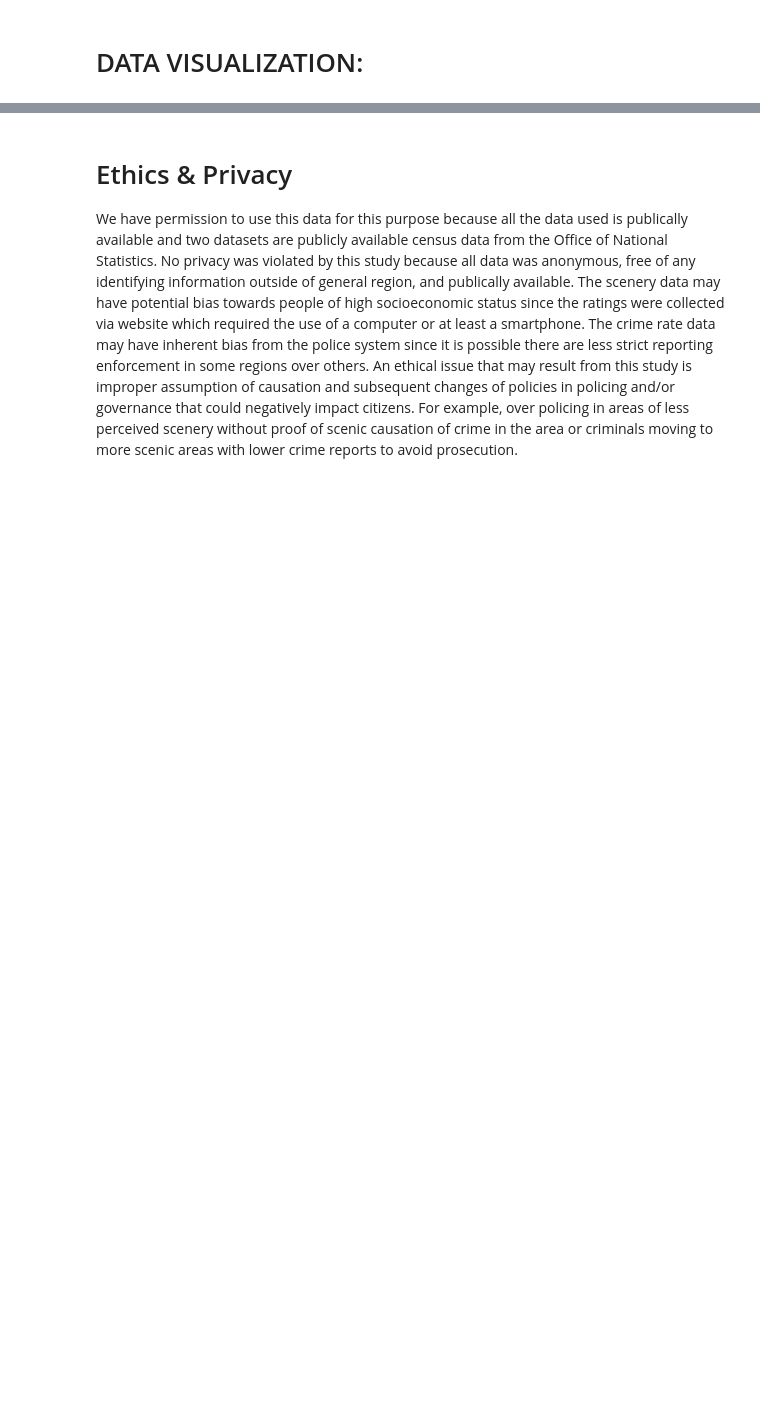
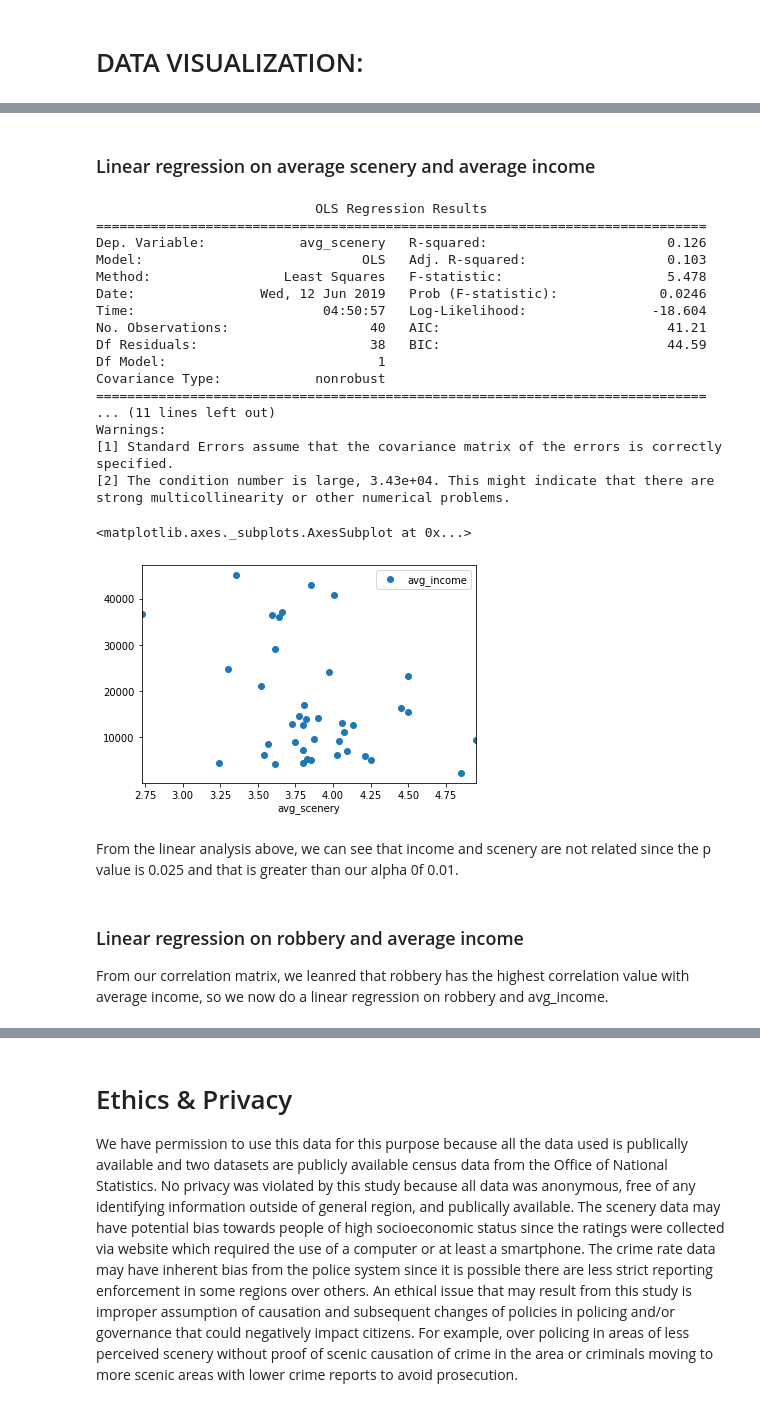
Before and after one commit to YunanAZ/Impact-of-Scenery-on-Regional-Crime-Rates-and-Citizen-Wealth, a Jupyter notebook: src/FinalProject.ipynb, the cells around one changed output, grey strips where cells are left out. Saved outputs shown, nothing was run; the diff lists cells and outputs as text; code cells hidden in the pictures; blank space fills up the shorter version.

```diff
--- a/src/FinalProject.ipynb
+++ b/src/FinalProject.ipynb
@@ -469,9 +894,43 @@ df_crime_norm.corr()
+# %% [markdown]
+### Linear regression on average scenery and average income
 # %%
+import patsy
+import statsmodels.api as sm
+import scipy.stats as stats
+from scipy.stats import ttest_ind, chisquare, normaltest
+import statistics
+
 outcome_7, predictors_7 = patsy.dmatrices("avg_scenery ~ avg_income", data = df_crime_norm)
 mod_7 = sm.OLS(outcome_7, predictors_7)
 res_7 = mod_7.fit()
 print(res_7.summary())
-df_crime_norm.plot(x='avg_scenery',y='SexualOffences',style='o')
+df_crime_norm.plot(x='avg_scenery',y='avg_income',style='o')
+# %% [output]
+                            OLS Regression Results
+==============================================================================
+Dep. Variable:            avg_scenery   R-squared:                       0.126
+Model:                            OLS   Adj. R-squared:                  0.103
+Method:                 Least Squares   F-statistic:                     5.478
+Date:                Wed, 12 Jun 2019   Prob (F-statistic):             0.0246
+Time:                        04:50:57   Log-Likelihood:                -18.604
+No. Observations:                  40   AIC:                             41.21
+Df Residuals:                      38   BIC:                             44.59
+Df Model:                           1
+Covariance Type:            nonrobust
+==============================================================================
+... (11 lines left out)
+Warnings:
+[1] Standard Errors assume that the covariance matrix of the errors is correctly specified.
+[2] The condition number is large, 3.43e+04. This might indicate that there are
+strong multicollinearity or other numerical problems.
+<matplotlib.axes._subplots.AxesSubplot at 0x...>
+[figure, added]
+# %% [markdown]
+From the linear analysis above, we can see that income and scenery are not related since the p value is 0.025 and that is greater than our alpha 0f 0.01.
+# %% [markdown]
+### Linear regression on robbery and average income
+
+From our correlation matrix, we leanred that robbery has the highest correlation value with average income, so we now do a linear regression on robbery and avg_income.
 # %%
 outcome_8, predictors_8 = patsy.dmatrices("Robbery ~ avg_income", data = df_crime_norm)
 mod_8 = sm.OLS(outcome_8, predictors_8)
```
Also changed, not shown: parts of 92 cells of this notebook, 1 other file.
